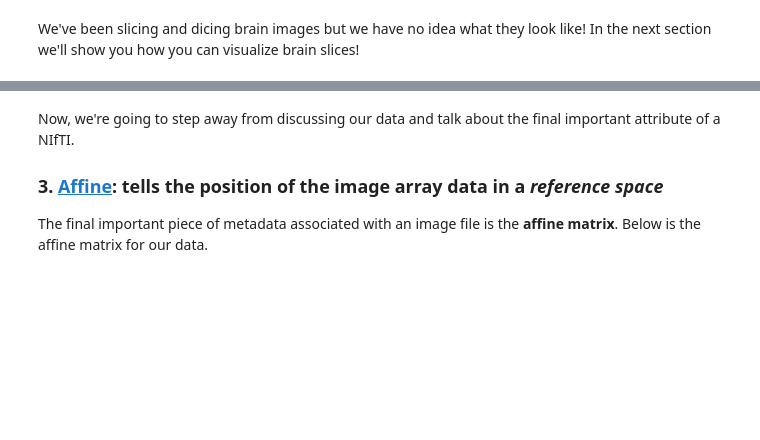
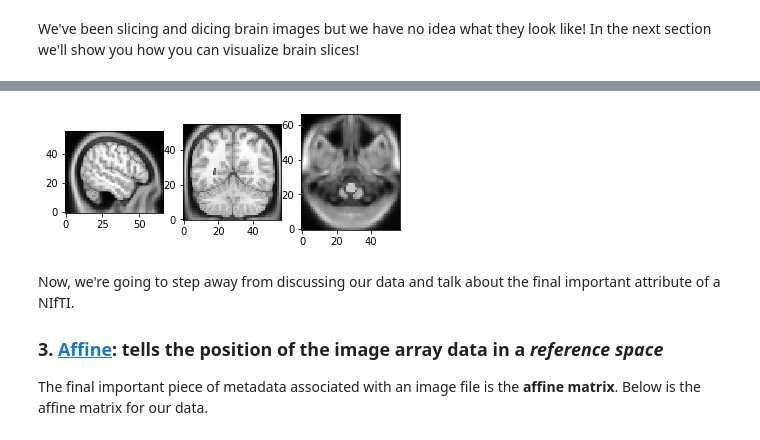
Before and after one commit to carpentries-incubator/SDC-BIDS-IntroMRI, a Jupyter notebook: code/02-anatomy-of-nifti/02-anatomy-of-nifti.ipynb, the cells around one changed output, grey strips where cells are left out. Drawn from its saved outputs; the diff is of its cells as text; code cells hidden in the pictures; blank space fills up the shorter version.

```diff
--- a/code/02-anatomy-of-nifti/02-anatomy-of-nifti.ipynb
+++ b/code/02-anatomy-of-nifti/02-anatomy-of-nifti.ipynb
@@ -191,3 +190,5 @@ sagittal_slice = t1_data[10,:,:]
+# %%
+x_slice = t1_data[9, :, :]
 # %% [markdown]
 This is similar to the indexing we did before to pull out a single voxel. However, instead of providing a value for each axis, the `:` indicates that we want to grab *all* values from that particular axis.
 # %% [markdown]
@@ -197 +196,3 @@ coronal_slice = t1_data[:,54,:]
+# %%
+y_slice = t1_data[:, 19, :]
 # %% [markdown]
@@ -199,4 +200,4 @@ Finally try grabbing a **axial slice**, specifically the 3rd slice from the top:
 # %%
-axial_slice = t1_data[:,:,2]
+z_slice = t1_data[:, :, 2]
 # %% [markdown]
 We've been slicing and dicing brain images but we have no idea what they look like! In the next section we'll show you how you can visualize brain slices!
@@ -208,3 +208,14 @@ import matplotlib.pyplot as plt
+# %%
+import matplotlib.pyplot as plt
+%matplotlib inline
+
+slices = [x_slice, y_slice, z_slice]
+
+fig, axes = plt.subplots(1, len(slices))
+for i, slice in enumerate(slices):
+    axes[i].imshow(slice.T, cmap="gray", origin="lower")
+# %% [output]
+[figure, added]
 # %% [markdown]
 Now, we're going to step away from discussing our data and talk about the final important attribute of a NIfTI.
 
```
Also changed, not shown: parts of 11 cells of this notebook, 1 other file.
